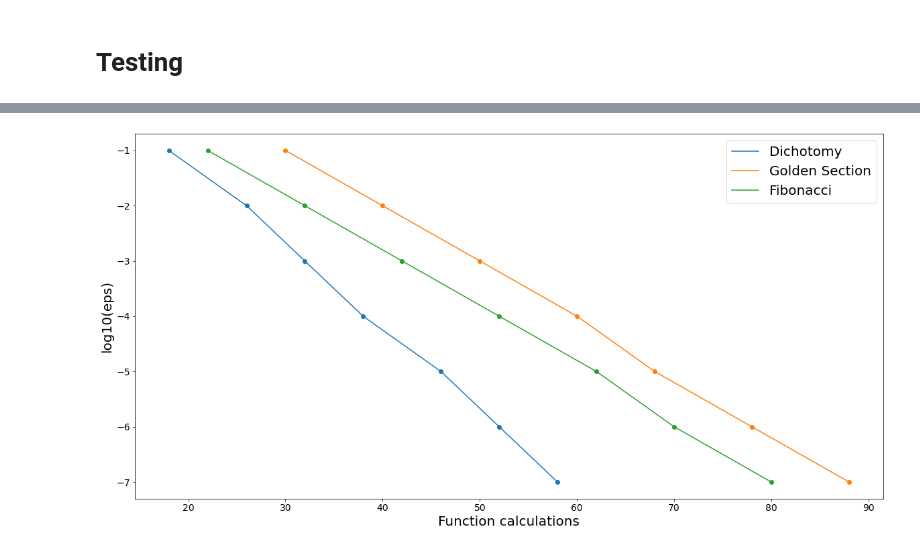
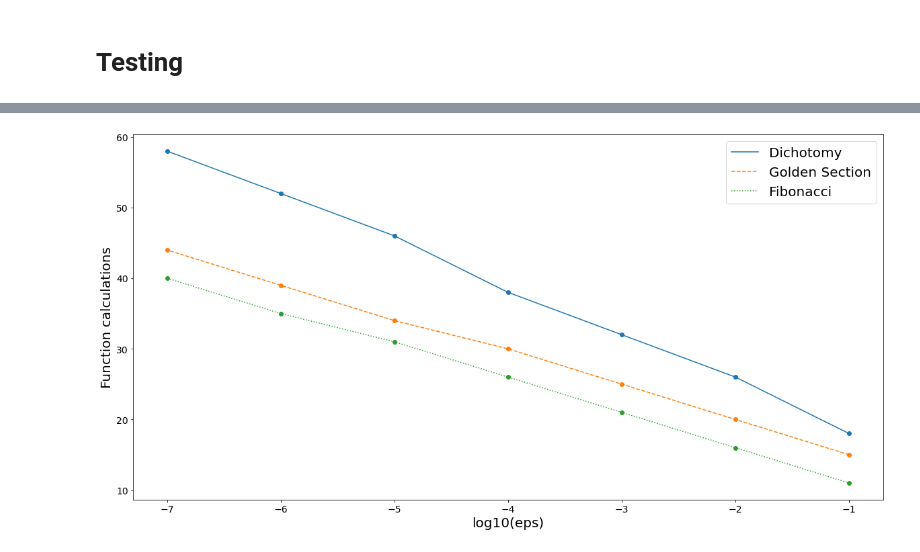
Before and after one commit to avrtt/university-tasks, a Jupyter notebook: Optimization Methods/one_dimensional_search_methods.ipynb, the cells around one changed output, grey strips where cells are left out. Drawn from its saved outputs; the diff is of its cells as text; code cells hidden in the pictures.

```diff
--- a/Optimization Methods/one_dimensional_search_methods.ipynb
+++ b/Optimization Methods/one_dimensional_search_methods.ipynb
@@ -257,23 +260,23 @@ Function calculations: 80
 # %%
 count_dichotomy = [18, 26, 32, 38, 46, 52, 58]
-count_golden_section = [30, 40, 50, 60, 68, 78, 88]
-count_fibonacci = [22, 32, 42, 52, 62, 70, 80]
+count_golden_section = [15, 20, 25, 30, 34, 39, 44]
+count_fibonacci = [11, 16, 21, 26, 31, 35, 40]
 
 fig, ax = plt.subplots(figsize=(20, 10))
-ax.plot(count_dichotomy, np.log10([1e-1, 1e-2, 1e-3, 1e-4, 1e-5, 1e-6, 1e-7]), label='Dichotomy')
-ax.plot(count_golden_section, np.log10([1e-1, 1e-2, 1e-3, 1e-4, 1e-5, 1e-6, 1e-7]), label='Golden Section')
-ax.plot(count_fibonacci, np.log10([1e-1, 1e-2, 1e-3, 1e-4, 1e-5, 1e-6, 1e-7]), label='Fibonacci')
-ax.scatter(count_dichotomy, np.log10([1e-1, 1e-2, 1e-3, 1e-4, 1e-5, 1e-6, 1e-7]))
-ax.scatter(count_golden_section, np.log10([1e-1, 1e-2, 1e-3, 1e-4, 1e-5, 1e-6, 1e-7]))
-ax.scatter(count_fibonacci, np.log10([1e-1, 1e-2, 1e-3, 1e-4, 1e-5, 1e-6, 1e-7]))
+ax.plot(np.log10([1e-1, 1e-2, 1e-3, 1e-4, 1e-5, 1e-6, 1e-7]), count_dichotomy, label='Dichotomy')
+ax.plot(np.log10([1e-1, 1e-2, 1e-3, 1e-4, 1e-5, 1e-6, 1e-7]), count_golden_section, label='Golden Section', linestyle='dashed')
+ax.plot(np.log10([1e-1, 1e-2, 1e-3, 1e-4, 1e-5, 1e-6, 1e-7]), count_fibonacci, label='Fibonacci', linestyle='dotted')
+ax.scatter(np.log10([1e-1, 1e-2, 1e-3, 1e-4, 1e-5, 1e-6, 1e-7]), count_dichotomy)
+ax.scatter(np.log10([1e-1, 1e-2, 1e-3, 1e-4, 1e-5, 1e-6, 1e-7]), count_golden_section)
+ax.scatter(np.log10([1e-1, 1e-2, 1e-3, 1e-4, 1e-5, 1e-6, 1e-7]), count_fibonacci)
 ax.legend(fontsize=20)
-ax.set_xlabel('Function calculations', fontsize=20)
-ax.set_ylabel('log10(eps)', fontsize=20)
+ax.set_ylabel('Function calculations', fontsize=20)
+ax.set_xlabel('log10(eps)', fontsize=20)
 plt.xticks(fontsize=14)
 plt.yticks(fontsize=14)
 plt.show()
 # %% [output]
-[figure, old version]
+[figure, new version]
 # %%
 interval_search(2, 0.001)
 # %% [output]
```
Also changed, not shown: parts of 8 cells of this notebook.
